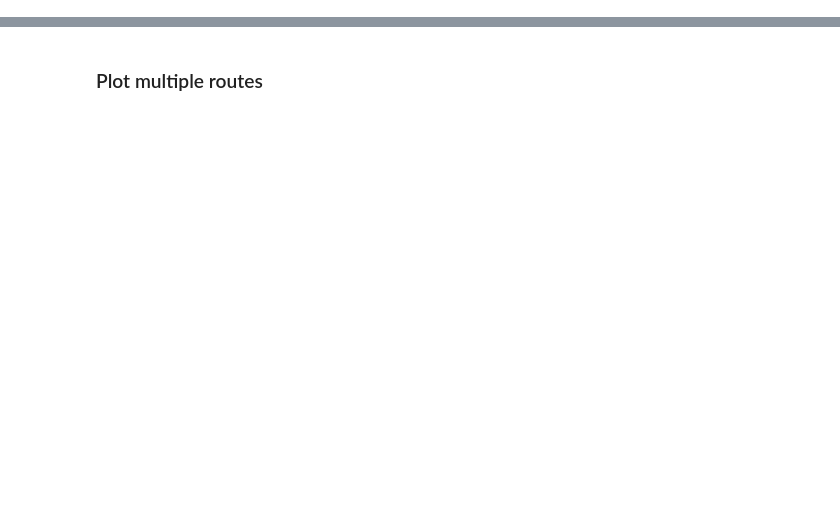
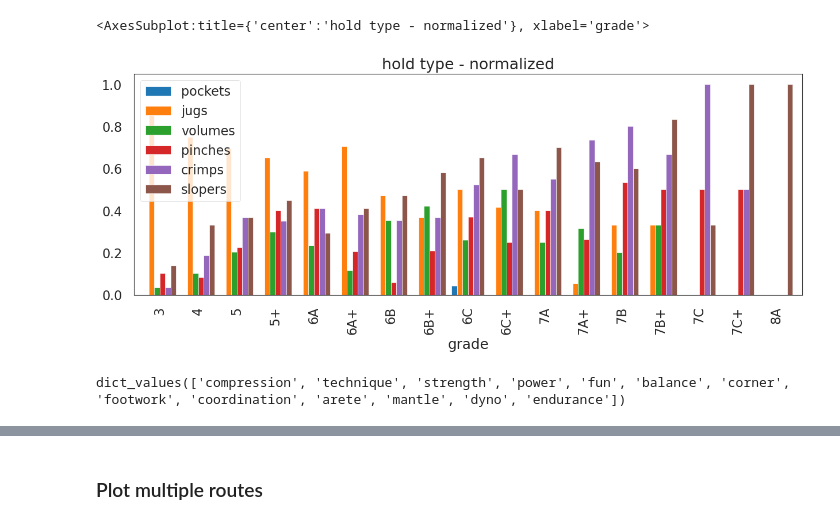
Before and after one commit to bellonet/boulder-image-match, a Jupyter notebook: boulder_height_grade_graphs.ipynb, the cells around one changed output, grey strips where cells are left out. Cells and saved outputs as stored; diff of their text form; code cells hidden in the pictures; blank space fills up the shorter version.

```diff
--- a/boulder_height_grade_graphs.ipynb
+++ b/boulder_height_grade_graphs.ipynb
@@ -32,0 +176,10 @@ attempts
+# %%
+df_grade_holdtype.plot(x="grade", y=holdtypes,
+                       kind="bar",figsize=(15,5), width=0.85, title='hold type - normalized')
+# %% [output]
+<AxesSubplot:title={'center':'hold type - normalized'}, xlabel='grade'>
+[figure, added]
+# %%
+styles.values()
+# %% [output]
+dict_values(['compression', 'technique', 'strength', 'power', 'fun', 'balance', 'corner', 'footwork', 'coordination', 'arete', 'mantle', 'dyno', 'endurance'])
```
Also changed, not shown: parts of 51 cells of this notebook, 1 other file.
